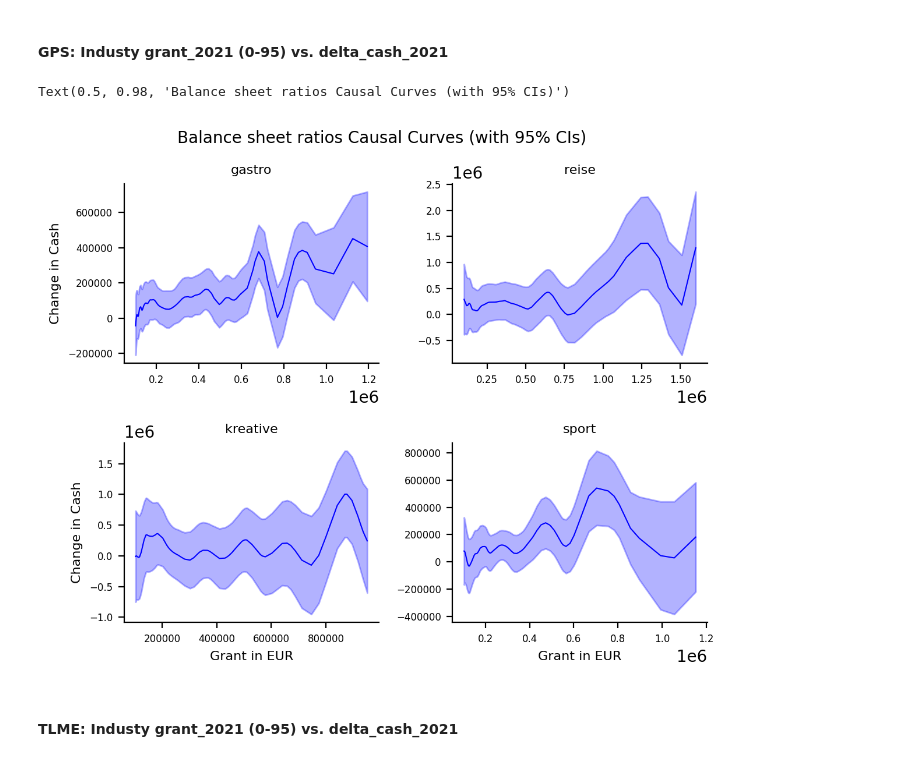
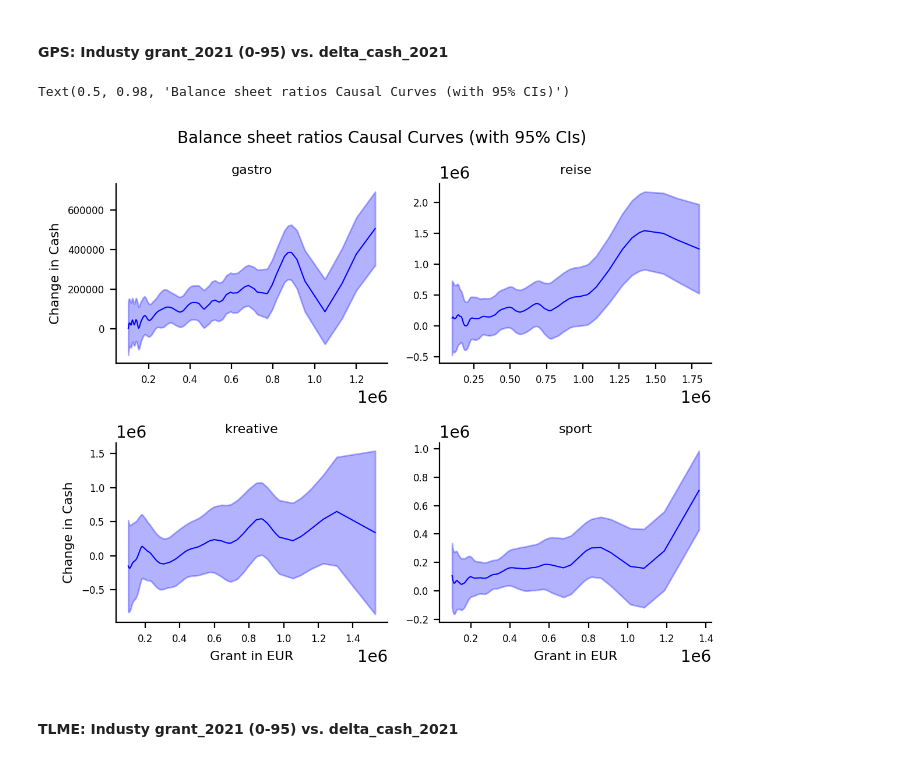
Before and after one commit to m-schildt/AAA, a Jupyter notebook: 7_response_curves_sectors.ipynb, the cells around one changed output. Cells and saved outputs as stored; diff of their text form; code cells hidden in the pictures.

```diff
--- a/7_response_curves_sectors.ipynb
+++ b/7_response_curves_sectors.ipynb
@@ -102,8 +102,8 @@ potential_confounders.append('debt2asset_ratio_2020')
 
 # Try Gastronomie
 final_df_gastro = final_df[final_df['industry_2'] == 'Gastronomie' ]
-final_df_gastro = final_df_gastro[final_df_gastro['aid_relative_2021'].between(*final_df_gastro['aid_relative_2021'].quantile([0.0, 0.95]).tolist())]
-cash_gps = GPS_Regressor(treatment_grid_num=100 ,random_seed=111)
+#final_df_gastro = final_df_gastro[final_df_gastro['aid_relative_2021'].between(*final_df_gastro['aid_relative_2021'].quantile([0.0, 0.95]).tolist())]
+cash_gps = GPS_Regressor(treatment_grid_num=100 ,random_seed=111, upper_grid_constraint= 0.95)
 cash_gps.fit(
     T=final_df_gastro['aid_relative_2021'],
     X=final_df_gastro[potential_confounders],
@@ -114,8 +114,8 @@ results_dict['delta_cash_ratio_2021'] = cash_gps.calculate_CDRC(.95)
 
 # Try ReiseX
 final_df_reise = final_df[final_df['industry_2'] == 'Reisebüros, Reiseveranstalter und Erbringung sonstiger Reservierungsdienstleistungen' ]
-final_df_reise = final_df_reise[final_df_reise['aid_relative_2021'].between(*final_df_reise['aid_relative_2021'].quantile([0.0, 0.95]).tolist())]
-qick_ratio_gps = GPS_Regressor(random_seed=111)
+#final_df_reise = final_df_reise[final_df_reise['aid_relative_2021'].between(*final_df_reise['aid_relative_2021'].quantile([0.0, 0.95]).tolist())]
+qick_ratio_gps = GPS_Regressor(random_seed=111, upper_grid_constraint= 0.95)
 qick_ratio_gps.fit(
     T=final_df_reise['aid_relative_2021'],
     X=final_df_reise[potential_confounders],
@@ -126,8 +126,8 @@ results_dict['delta_qick_ratio_2021'] = qick_ratio_gps.calculate_CDRC(.95)
 
 # Try Kreative
 final_df_kreative = final_df[final_df['industry_2'] == 'Kreative, künstlerische und unterhaltende Tätigkeiten' ]
-final_df_kreative = final_df_kreative[final_df_kreative['aid_relative_2021'].between(*final_df_kreative['aid_relative_2021'].quantile([0.0, 0.95]).tolist())]
-current_ratio_gps =  GPS_Regressor(random_seed=111)
+#final_df_kreative = final_df_kreative[final_df_kreative['aid_relative_2021'].between(*final_df_kreative['aid_relative_2021'].quantile([0.0, 0.95]).tolist())]
+current_ratio_gps =  GPS_Regressor(random_seed=111, upper_grid_constraint= 0.95)
 current_ratio_gps.fit(
     T=final_df_kreative['aid_relative_2021'],
     X=final_df_kreative[potential_confounders],
@@ -138,8 +138,8 @@ results_dict['delta_current_ratio_2021'] = current_ratio_gps.calculate_CDRC(.95)
 
 # Try Sports
 final_df_sport = final_df[final_df['industry_2'] == 'Erbringung von Dienstleistungen des Sports, der Unterhaltung und der Erholung' ]
-final_df_sport = final_df_sport[final_df_sport['aid_relative_2021'].between(*final_df_sport['aid_relative_2021'].quantile([0.0, 0.95]).tolist())]
-equity_ratio_gps = GPS_Regressor(random_seed=111)
+#final_df_sport = final_df_sport[final_df_sport['aid_relative_2021'].between(*final_df_sport['aid_relative_2021'].quantile([0.0, 0.95]).tolist())]
+equity_ratio_gps = GPS_Regressor(random_seed=111, upper_grid_constraint= 0.95)
 equity_ratio_gps.fit(
     T=final_df_sport['aid_relative_2021'],
     X=final_df_sport[potential_confounders],
@@ -212,8 +212,8 @@ potential_confounders.append('assets_2020')
 
 # Try Gastronomie
 final_df_gastro = final_df[final_df['industry_2'] == 'Gastronomie' ]
-final_df_gastro = final_df_gastro[final_df_gastro['grant_2021'].between(*final_df_gastro['grant_2021'].quantile([0.0, 0.95]).tolist())]
-cash_gps = GPS_Regressor(treatment_grid_num=100 ,random_seed=111)
+#final_df_gastro = final_df_gastro[final_df_gastro['grant_2021'].between(*final_df_gastro['grant_2021'].quantile([0.0, 0.95]).tolist())]
+cash_gps = GPS_Regressor(treatment_grid_num=100 ,random_seed=111, upper_grid_constraint= 0.95)
 cash_gps.fit(
     T=final_df_gastro['grant_2021'],
     X=final_df_gastro[potential_confounders],
@@ -224,8 +224,8 @@ results_dict['delta_cash_ratio_2021'] = cash_gps.calculate_CDRC(.95)
 
 # Try ReiseX
 final_df_reise = final_df[final_df['industry_2'] == 'Reisebüros, Reiseveranstalter und Erbringung sonstiger Reservierungsdienstleistungen' ]
-final_df_reise = final_df_reise[final_df_reise['grant_2021'].between(*final_df_reise['grant_2021'].quantile([0.0, 0.95]).tolist())]
-qick_ratio_gps = GPS_Regressor(random_seed=111)
+#final_df_reise = final_df_reise[final_df_reise['grant_2021'].between(*final_df_reise['grant_2021'].quantile([0.0, 0.95]).tolist())]
+qick_ratio_gps = GPS_Regressor(treatment_grid_num=100,random_seed=111, upper_grid_constraint= 0.95)
 qick_ratio_gps.fit(
     T=final_df_reise['grant_2021'],
     X=final_df_reise[potential_confounders],
@@ -236,8 +236,8 @@ results_dict['delta_qick_ratio_2021'] = qick_ratio_gps.calculate_CDRC(.95)
 
 # Try Kreative
 final_df_kreative = final_df[final_df['industry_2'] == 'Kreative, künstlerische und unterhaltende Tätigkeiten' ]
-final_df_kreative = final_df_kreative[final_df_kreative['grant_2021'].between(*final_df_kreative['grant_2021'].quantile([0.0, 0.85]).tolist())]
-current_ratio_gps =  GPS_Regressor(random_seed=111)
+#final_df_kreative = final_df_kreative[final_df_kreative['grant_2021'].between(*final_df_kreative['grant_2021'].quantile([0.0, 0.85]).tolist())]
+current_ratio_gps =  GPS_Regressor(treatment_grid_num=100,random_seed=111, upper_grid_constraint= 0.95)
 current_ratio_gps.fit(
     T=final_df_kreative['grant_2021'],
     X=final_df_kreative[potential_confounders],
@@ -248,8 +248,8 @@ results_dict['delta_current_ratio_2021'] = current_ratio_gps.calculate_CDRC(.95)
 
 # Try Sports
 final_df_sport = final_df[final_df['industry_2'] == 'Erbringung von Dienstleistungen des Sports, der Unterhaltung und der Erholung' ]
-final_df_sport = final_df_sport[final_df_sport['grant_2021'].between(*final_df_sport['grant_2021'].quantile([0.0, 0.95]).tolist())]
-equity_ratio_gps = GPS_Regressor(random_seed=111)
+#final_df_sport = final_df_sport[final_df_sport['grant_2021'].between(*final_df_sport['grant_2021'].quantile([0.0, 0.95]).tolist())]
+equity_ratio_gps = GPS_Regressor(treatment_grid_num=100,random_seed=111, upper_grid_constraint= 0.95)
 equity_ratio_gps.fit(
     T=final_df_sport['grant_2021'],
     X=final_df_sport[potential_confounders],
@@ -278,34 +278,34 @@ for i in [0,1]:
         mean = results_dict[result_class[i][j]]['Causal_Dose_Response']
         lb = results_dict[result_class[i][j]]['Lower_CI']
         ub = results_dict[result_class[i][j]]['Upper_CI']
         plot_mean_and_CI(axs, i, j, treat, mean, lb, ub, color_mean='b', color_shading='b')
 
         # Labels
         axs[0,0].set_ylabel('Change in Cash', fontsize = 8)
         axs[0,1].set_ylabel('')
         axs[1,0].set_ylabel('Change in Cash', fontsize = 8)
         axs[1,1].set_ylabel('')
         axs[1,0].set_xlabel('Grant in EUR', fontsize = 8)
         axs[1,1].set_xlabel('Grant in EUR', fontsize = 8)
 
         axs[i,j].set_title(result_name[i][j], fontsize = 8)
         axs[i,j].set_title(result_name[i][j], fontsize = 8)
         axs[i,j].set_title(result_name[i][j], fontsize = 8)
         axs[i,j].set_title(result_name[i][j], fontsize = 8)
 
         axs[i,j].spines["top"].set_visible(False)
         axs[i,j].spines["right"].set_visible(False)
 
         #axs[i,j].set_xlim(0, 2)
         #axs[i,j].set_ylim(0, 15)
 
         axs[i,j].tick_params(axis='both', which='major', labelsize=6)
 
 fig.tight_layout(rect=[0, 0.03, 1, 0.95])
 plt.suptitle("Balance sheet ratios Causal Curves (with 95% CIs)", fontsize = 10)
 # %% [output]
 Text(0.5, 0.98, 'Balance sheet ratios Causal Curves (with 95% CIs)')
-[figure, old version]
+[figure, new version]
 # %% [markdown]
 #### TLME: Industy grant_2021 (0-95) vs. delta_cash_2021
 # %%
```
Also changed, not shown: parts of 2 cells of this notebook.
